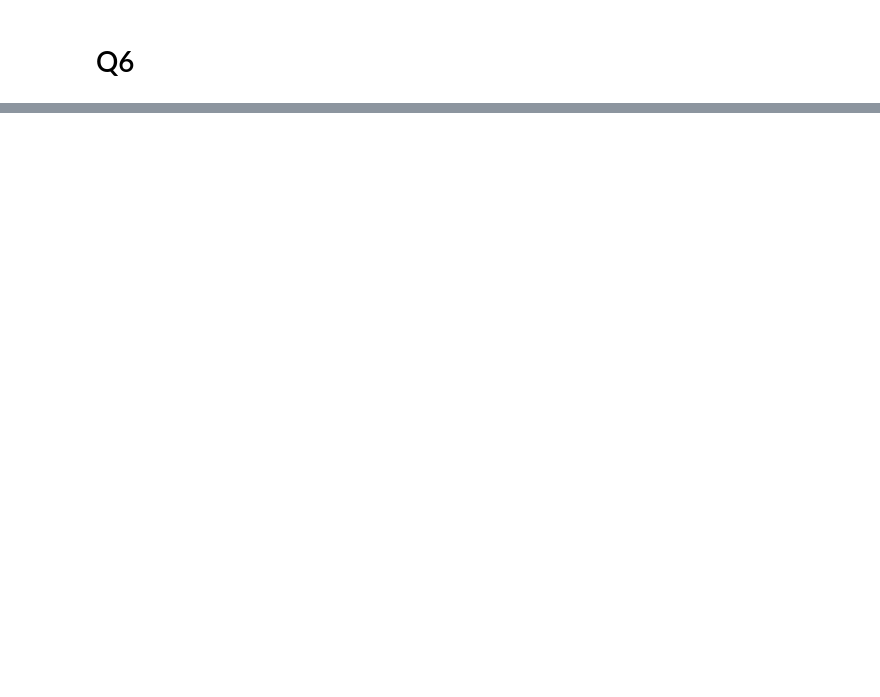
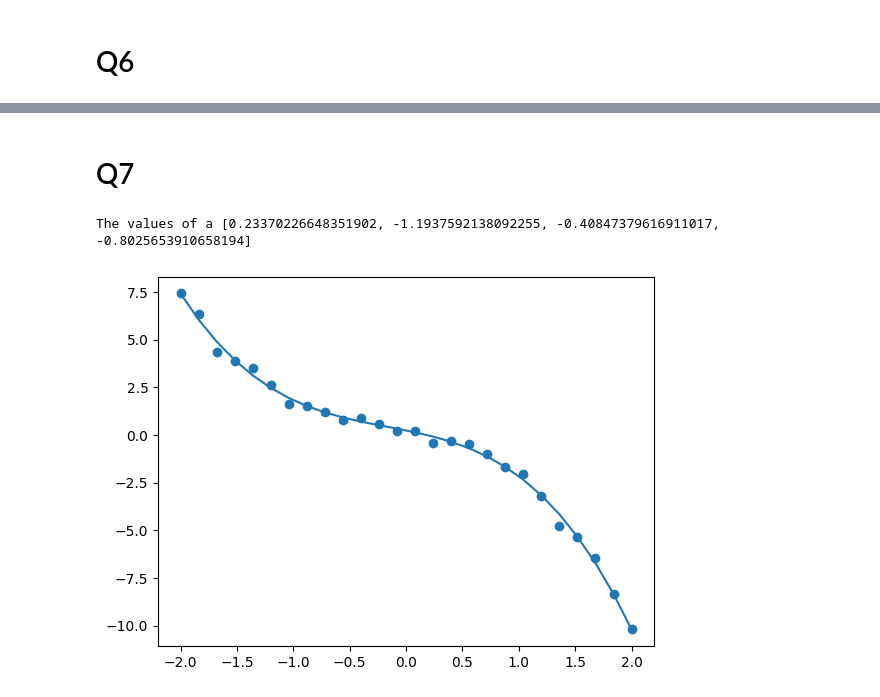
Before and after one commit to p-k-samay/p346, a Jupyter notebook: endsem/endsem.ipynb, the cells around one changed output, grey strips where cells are left out. Cells and saved outputs as stored; diff of their text form; code cells hidden in the pictures; blank space fills up the shorter version.

```diff
--- a/endsem/endsem.ipynb
+++ b/endsem/endsem.ipynb
@@ -129,0 +96,18 @@ The normalized eigenvector corresponding to the dominant eigenvalue:
+# %% [markdown]
+# Q7
+# %%
+import numpy as np
+x, y = np.loadtxt('endsem.txt', unpack=True, usecols=[0,1])
+A,X=polynomial(x,y,4)
+t=Lu_decomposition(A,X,4)
+print("The values of a",t)
+F=[]
+for i in range(len(x)):
+    f=t[0]+t[1]*x[i]+t[2]*(x[i])**2+t[3]*(x[i])**3
+    F.append(f)
+plt.plot(x,F)
+plt.scatter(x,y)
+plt.show()
+# %% [output]
+The values of a [0.23370226648351902, -1.1937592138092255, -0.40847379616911017, -0.8025653910658194]
+[figure, added]
```
Also changed, not shown: parts of 9 cells of this notebook, 1 other file.
